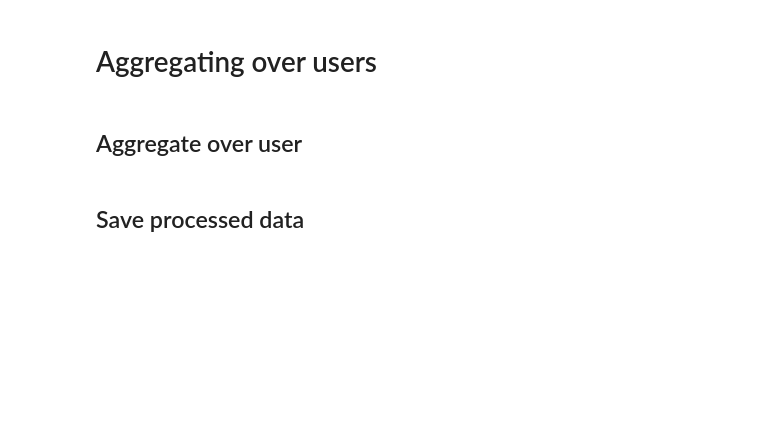
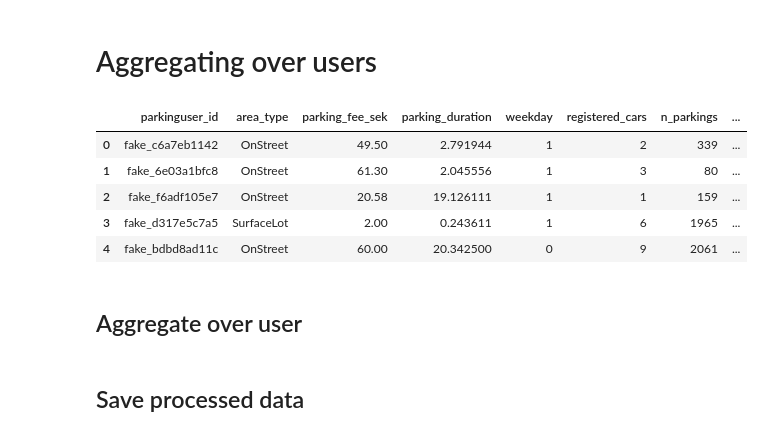
Before and after one commit to Darakhsh1999/arrive-demo, a Jupyter notebook: src/user_aggregation.ipynb, the cells around one changed output. Cells and saved outputs as stored; diff of their text form; code cells hidden in the pictures; blank space fills up the shorter version.

```diff
--- a/src/user_aggregation.ipynb
+++ b/src/user_aggregation.ipynb
@@ -7,13 +7,19 @@ import df_utils
 import pandas as pd
 # %%
 # Load data into Pandas DataFrame
-data_path = "assignment-sample-data.csv"
+data_path = "assignment-sample-data-cleaned.csv"
 df = pd.read_csv(data_path)
 # %%
 from IPython.display import display
 pd.set_option('display.width', 1000)
-# %% [markdown]
-## Aggregate over user
 # %%
-# NOTE. area_type is categorical. We could give it a number econding, however this prevents us from aggregating the data. Onstead we will use one-hot encoding which make it possible
-# to aggregate the data along the area_type dimension
+df.head()
+# %% [output]
+|  | parkinguser_id | area_type | parking_fee_sek | parking_duration | weekday | registered_cars | n_parkings | ... |
+| 0 | fake_c6a7eb1142 | OnStreet | 49.50 | 2.791944 | 1 | 2 | 339 | ... |
+| 1 | fake_6e03a1bfc8 | OnStreet | 61.30 | 2.045556 | 1 | 3 | 80 | ... |
+| 2 | fake_f6adf105e7 | OnStreet | 20.58 | 19.126111 | 1 | 1 | 159 | ... |
+| 3 | fake_d317e5c7a5 | SurfaceLot | 2.00 | 0.243611 | 1 | 6 | 1965 | ... |
+| 4 | fake_bdbd8ad11c | OnStreet | 60.00 | 20.342500 | 0 | 9 | 2061 | ... |
+# %% [markdown]
+## Aggregate over user
```
Also changed, not shown: parts of 2 cells of this notebook, 4 other files.
